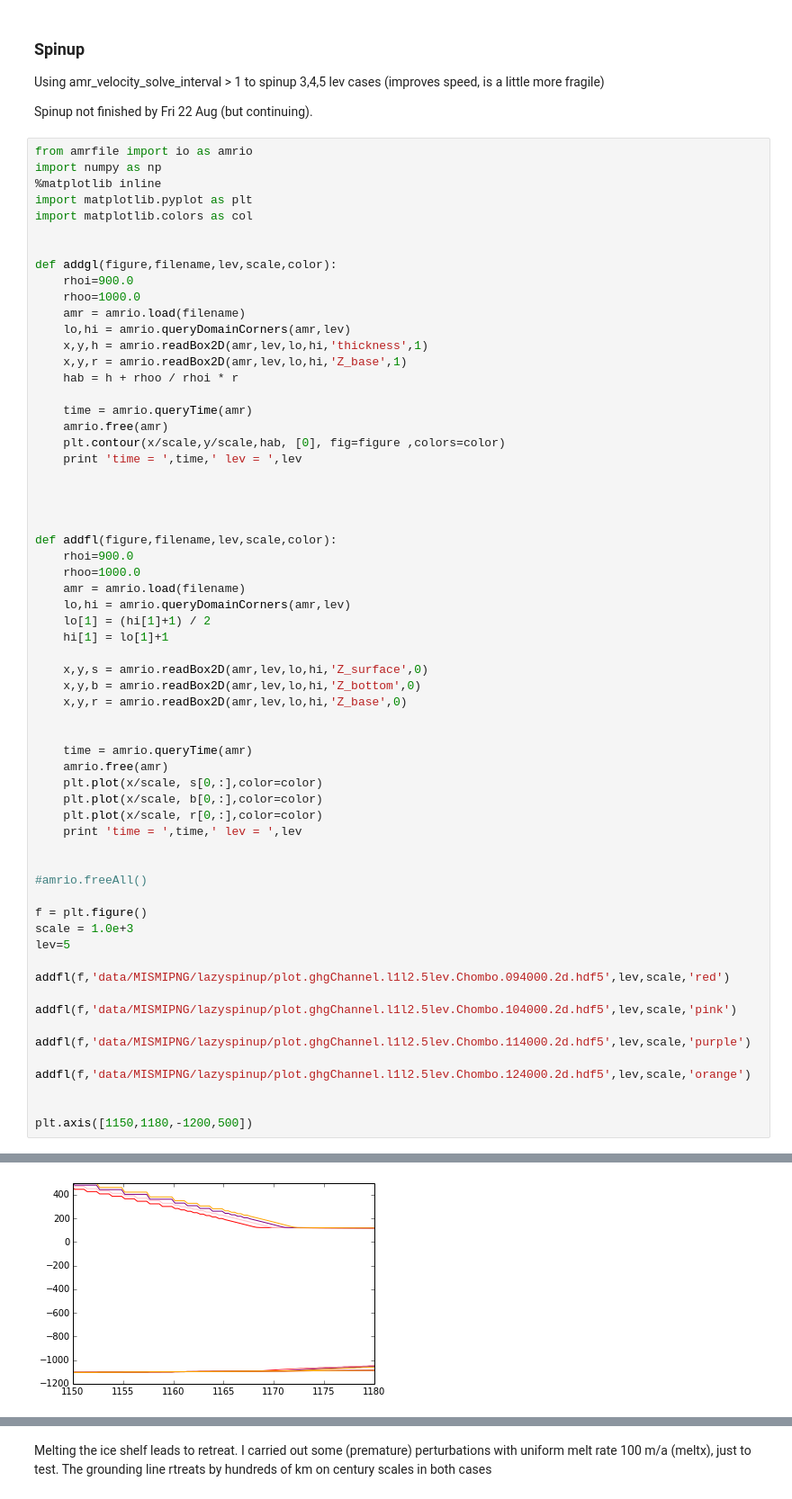
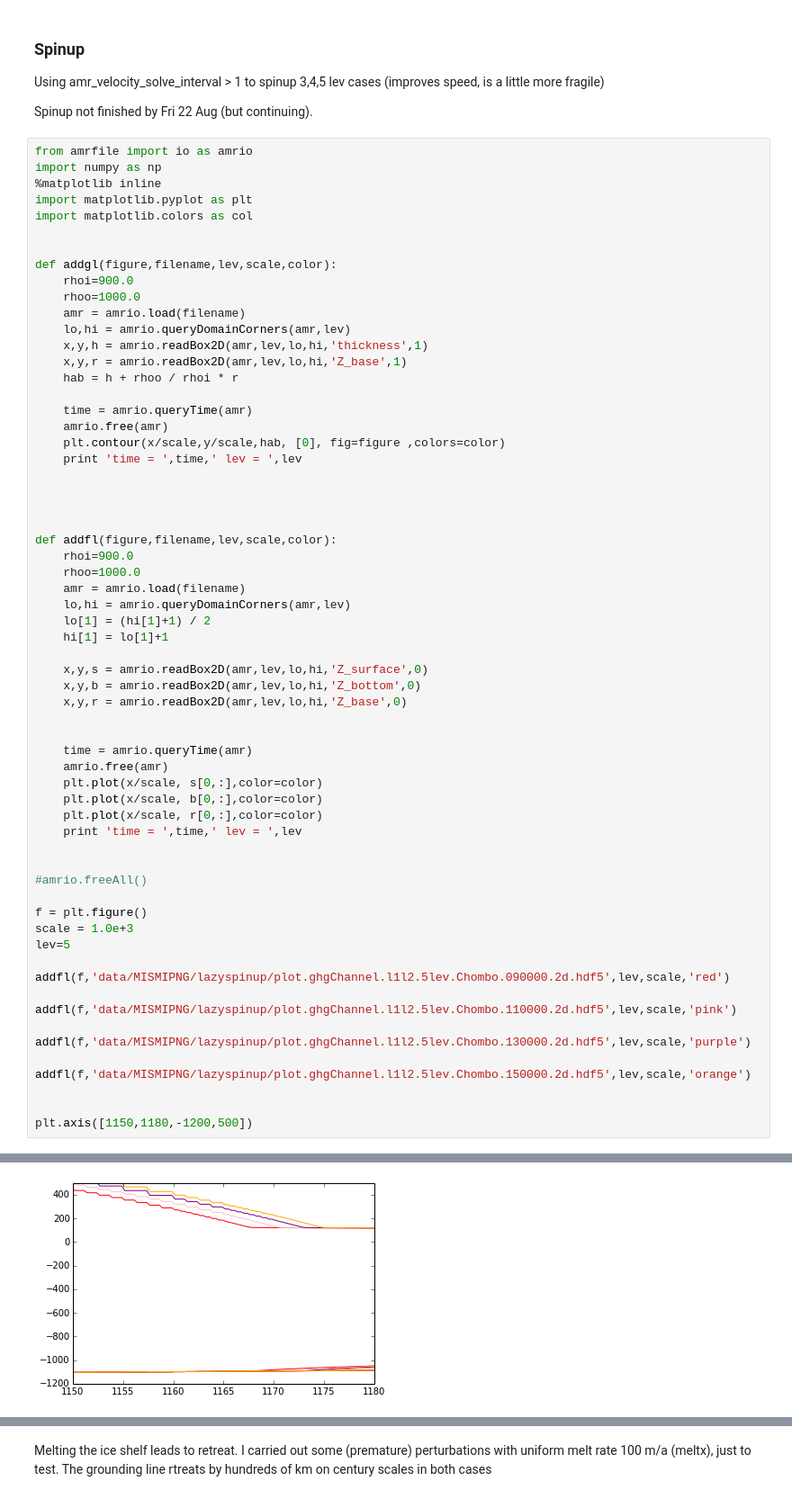
Before and after one commit to ggslc/labnotetest, a Jupyter notebook: initial_mismip_ng.ipynb, the cells around one changed output, grey strips where cells are left out. Shown at 90% size. Cells and saved outputs as stored; diff of their text form.

```diff
--- a/initial_mismip_ng.ipynb
+++ b/initial_mismip_ng.ipynb
@@ -157,13 +157,13 @@ f = plt.figure()
 scale = 1.0e+3
 lev=5
 
-addfl(f,'data/MISMIPNG/lazyspinup/plot.ghgChannel.l1l2.5lev.Chombo.094000.2d.hdf5',lev,scale,'red')
+addfl(f,'data/MISMIPNG/lazyspinup/plot.ghgChannel.l1l2.5lev.Chombo.090000.2d.hdf5',lev,scale,'red')
 
-addfl(f,'data/MISMIPNG/lazyspinup/plot.ghgChannel.l1l2.5lev.Chombo.104000.2d.hdf5',lev,scale,'pink')
+addfl(f,'data/MISMIPNG/lazyspinup/plot.ghgChannel.l1l2.5lev.Chombo.110000.2d.hdf5',lev,scale,'pink')
 
-addfl(f,'data/MISMIPNG/lazyspinup/plot.ghgChannel.l1l2.5lev.Chombo.114000.2d.hdf5',lev,scale,'purple')
+addfl(f,'data/MISMIPNG/lazyspinup/plot.ghgChannel.l1l2.5lev.Chombo.130000.2d.hdf5',lev,scale,'purple')
 
-addfl(f,'data/MISMIPNG/lazyspinup/plot.ghgChannel.l1l2.5lev.Chombo.124000.2d.hdf5',lev,scale,'orange')
+addfl(f,'data/MISMIPNG/lazyspinup/plot.ghgChannel.l1l2.5lev.Chombo.150000.2d.hdf5',lev,scale,'orange')
 
 
 plt.axis([1150,1180,-1200,500])
@@ -175,5 +175,5 @@ time =  18861.984375  lev =  5
 [1150, 1180, -1200, 500]
-[figure, old version]
+[figure, new version]
 # %%
 
 
```
Also changed, not shown: parts of 6 cells of this notebook, 1 other file.
